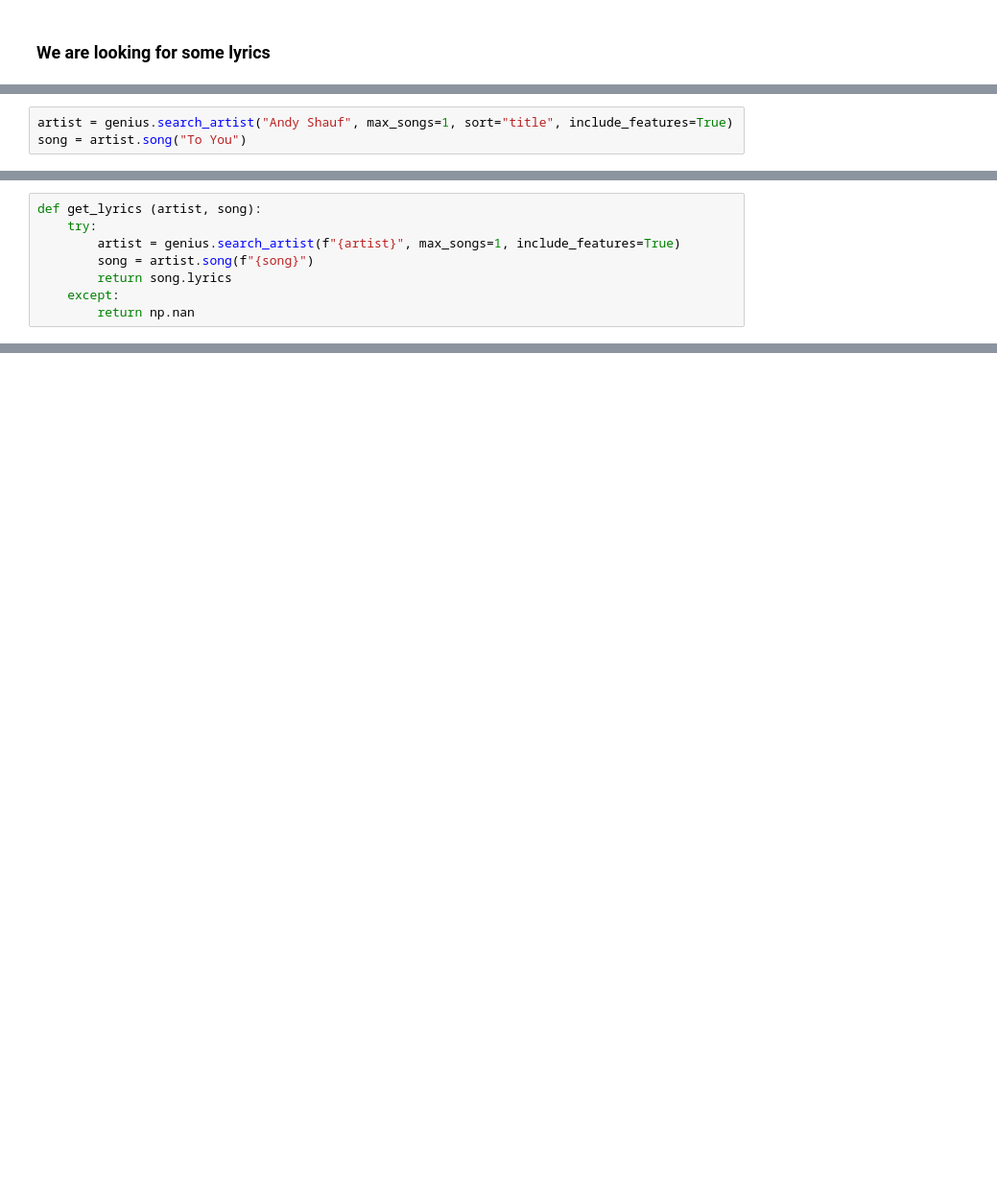
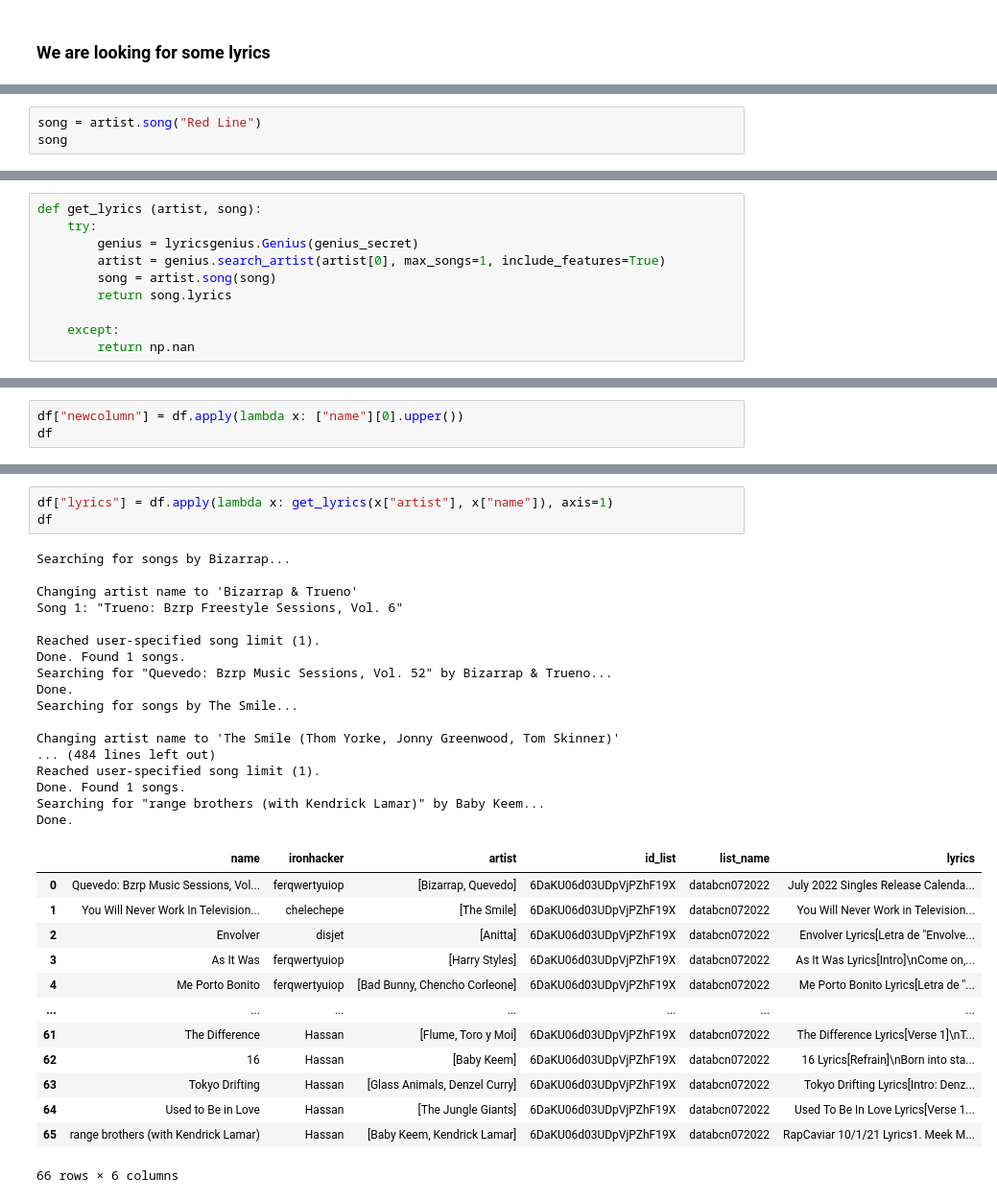
Before and after one commit to VeniceHartwell/lectures, a Jupyter notebook: week-6/04 - ETL & NLP/ETL I - Extraction and tranformation.ipynb, the cells around one changed output, grey strips where cells are left out. Shown at 96% size. Cells and saved outputs as stored; diff of their text form; blank space fills up the shorter version.

```diff
--- a/week-6/04 - ETL & NLP/ETL I - Extraction and tranformation.ipynb
+++ b/week-6/04 - ETL & NLP/ETL I - Extraction and tranformation.ipynb
@@ -459,3 +409,3 @@ artist.songs[0]
-# %%
-artist = genius.search_artist("Andy Shauf", max_songs=1, sort="title", include_features=True)
-song = artist.song("To You")
+# %%
+song = artist.song("Red Line")
+song
@@ -473,8 +432,10 @@ print(lyrics)
 # %%
 def get_lyrics (artist, song):
     try:
-        artist = genius.search_artist(f"{artist}", max_songs=1, include_features=True)
-        song = artist.song(f"{song}")
+        genius = lyricsgenius.Genius(genius_secret)
+        artist = genius.search_artist(artist[0], max_songs=1, include_features=True)
+        song = artist.song(song)
         return song.lyrics
+
     except:
         return np.nan
@@ -482,0 +506,3 @@ get_lyrics("Ed Sheeran", "shape of you")
+# %%
+df["newcolumn"] = df.apply(lambda x: ["name"][0].upper())
+df
@@ -482,0 +537,34 @@ get_lyrics("Ed Sheeran", "shape of you")
+# %%
+df["lyrics"] = df.apply(lambda x: get_lyrics(x["artist"], x["name"]), axis=1)
+df
+# %% [output]
+Searching for songs by Bizarrap...
+
+Changing artist name to 'Bizarrap & Trueno'
+Song 1: "Trueno: Bzrp Freestyle Sessions, Vol. 6"
+
+Reached user-specified song limit (1).
+Done. Found 1 songs.
+Searching for "Quevedo: Bzrp Music Sessions, Vol. 52" by Bizarrap & Trueno...
+Done.
+Searching for songs by The Smile...
+
+Changing artist name to 'The Smile (Thom Yorke, Jonny Greenwood, Tom Skinner)'
+... (484 lines left out)
+Reached user-specified song limit (1).
+Done. Found 1 songs.
+Searching for "range brothers (with Kendrick Lamar)" by Baby Keem...
+Done.
+|  | name | ironhacker | artist | id_list | list_name | lyrics |
+| 0 | Quevedo: Bzrp Music Sessions, Vol... | ferqwertyuiop | [Bizarrap, Quevedo] | 6DaKU06d03UDpVjPZhF19X | databcn072022 | July 2022 Singles Release Calenda... |
+| 1 | You Will Never Work In Television... | chelechepe | [The Smile] | 6DaKU06d03UDpVjPZhF19X | databcn072022 | You Will Never Work in Television... |
+| 2 | Envolver | disjet | [Anitta] | 6DaKU06d03UDpVjPZhF19X | databcn072022 | Envolver Lyrics[Letra de "Envolve... |
+| 3 | As It Was | ferqwertyuiop | [Harry Styles] | 6DaKU06d03UDpVjPZhF19X | databcn072022 | As It Was Lyrics[Intro]\nCome on,... |
+| 4 | Me Porto Bonito | ferqwertyuiop | [Bad Bunny, Chencho Corleone] | 6DaKU06d03UDpVjPZhF19X | databcn072022 | Me Porto Bonito Lyrics[Letra de "... |
+| ... | ... | ... | ... | ... | ... | ... |
+| 61 | The Difference | Hassan | [Flume, Toro y Moi] | 6DaKU06d03UDpVjPZhF19X | databcn072022 | The Difference Lyrics[Verse 1]\nT... |
+| 62 | 16 | Hassan | [Baby Keem] | 6DaKU06d03UDpVjPZhF19X | databcn072022 | 16 Lyrics[Refrain]\nBorn into sta... |
+| 63 | Tokyo Drifting | Hassan | [Glass Animals, Denzel Curry] | 6DaKU06d03UDpVjPZhF19X | databcn072022 | Tokyo Drifting Lyrics[Intro: Denz... |
+| 64 | Used to Be in Love | Hassan | [The Jungle Giants] | 6DaKU06d03UDpVjPZhF19X | databcn072022 | Used To Be In Love Lyrics[Verse 1... |
+| 65 | range brothers (with Kendrick Lamar) | Hassan | [Baby Keem, Kendrick Lamar] | 6DaKU06d03UDpVjPZhF19X | databcn072022 | RapCaviar 10/1/21 Lyrics1. Meek M... |
+66 rows × 6 columns
```
Also changed, not shown: parts of 143 cells of this notebook, 1 other file.
